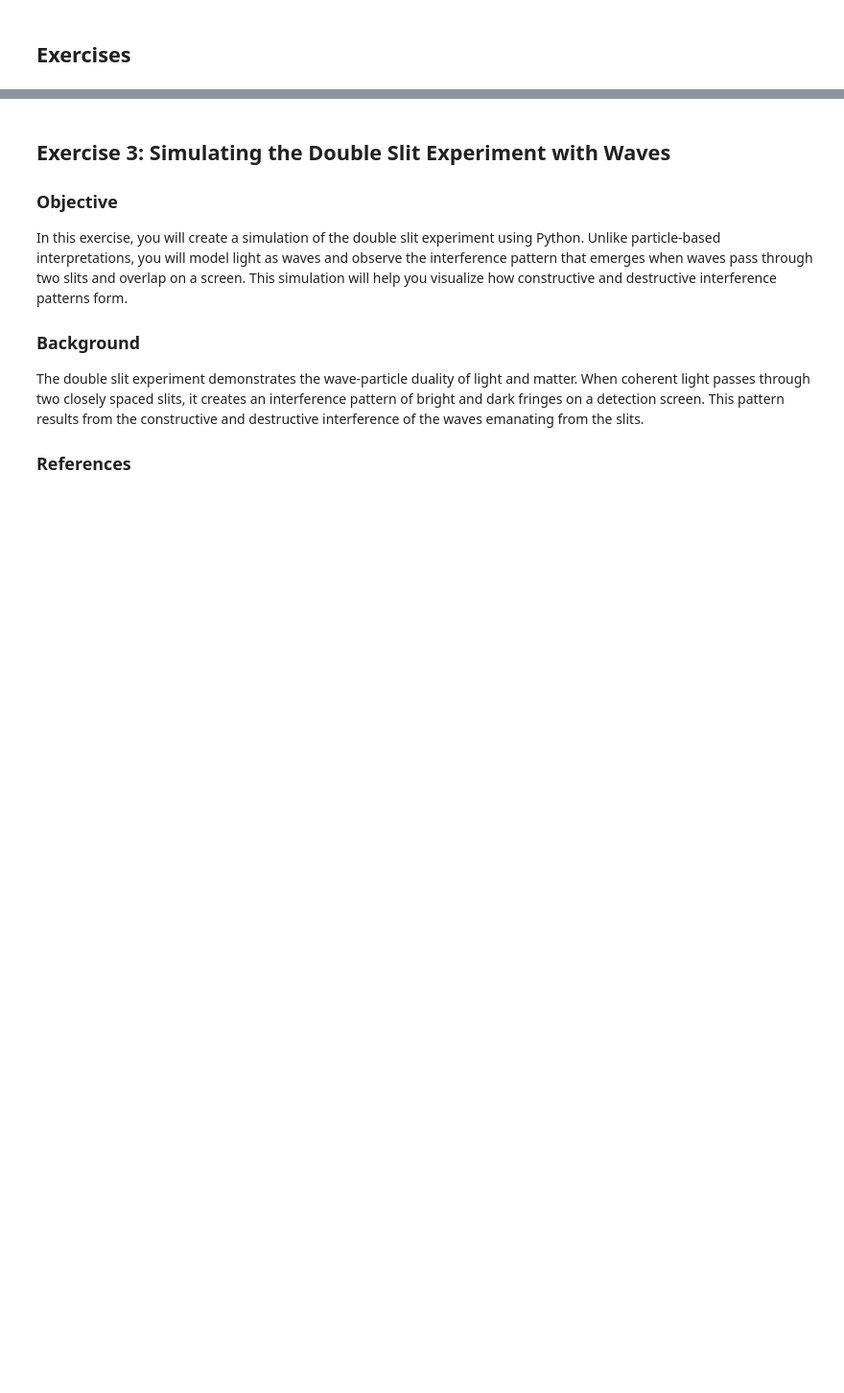
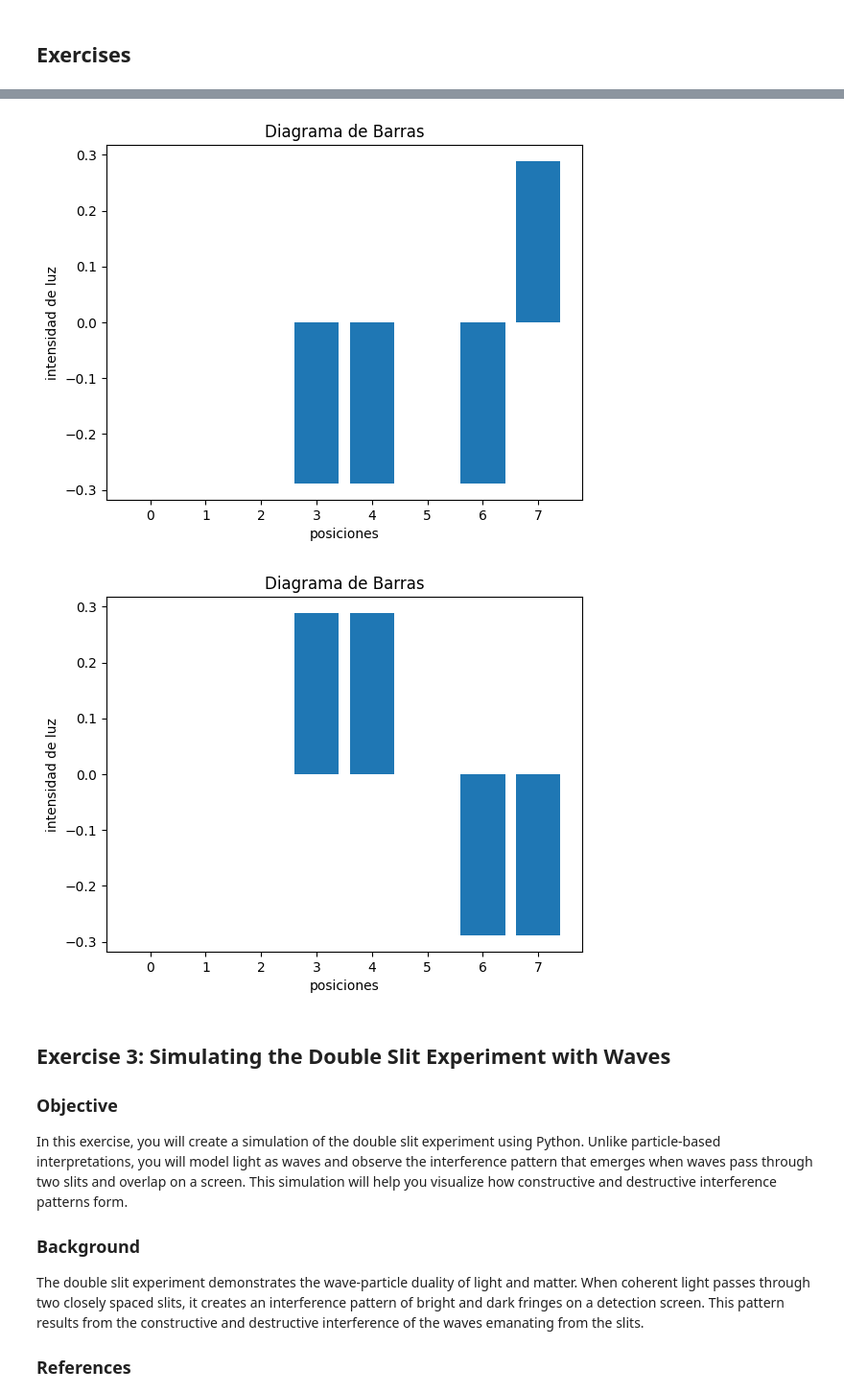
Before and after one commit to miguelvanegas-c/talleres, a Jupyter notebook: ClasicToQuantum/TallerClasicToQuantum.ipynb, the cells around one changed output, grey strips where cells are left out. Shown at 96% size. Saved outputs shown, nothing was run; the diff lists cells and outputs as text; code cells hidden in the pictures; blank space fills up the shorter version.

```diff
--- a/ClasicToQuantum/TallerClasicToQuantum.ipynb
+++ b/ClasicToQuantum/TallerClasicToQuantum.ipynb
@@ -100,3 +162,79 @@ ModuleNotFoundError: No module named 'numpy'
 
 
 ![Probabilistic Double slit.](images/QuantumSystem.png)
+# %%
+import numpy as np
+import matplotlib.pyplot as plt
+#segundo punto, modelo de comportamiento cuantico del experimento de la doble rendija.
+#primero se muestra la matriz que representa el modelo cuantico de la doble rendija.
+#Algunos valores para reducir la complejidad de su representacion, se le asignaran a algunas variables.
+a = 1/(2**(1/2))
+b = (-1+1j/(6**(1/2)))
+c = (-1-1j/(6**(1/2)))
+d = (1-1j/(6**(1/2)))
+M = [
+    [0,0,0,0,0,0,0,0],
+    [a,0,0,0,0,0,0,0],
+    [a,0,0,0,0,0,0,0],
+    [0,b,0,1,0,0,0,0],
+    [0,c,0,0,1,0,0,0],
+    [0,d,b,0,0,1,0,0],
+    [0,0,c,0,0,0,1,0],
+    [0,0,d,0,0,0,0,1]
+    ]
+print("Matriz del modelo cuantico del experimento de la doble rendija\n", M)
+
+X = np.array([[1], [0], [0], [0], [0], [0],[0],[0]])
+print("El estado inicial del experimento, que indica la entrada de un foton.\n", X)
+
+
+#Se hace la multiplicacion de la matriz con el vector del primer estado, para encontrar el siguiente estado del modelo
+
+X2 = np.dot(M, X)
+
+print("El segundo estado del experimento es el siguiente.\n", X2)
+
+#Se hace la multiplicacion de la matriz con el vector del segundo estado, para encontrar el siguiente estado del modelo.
+
+X3 = np.dot(M,X2)
+
+print("El tercer estado del experimento es el siguiente.\n", X3)
+
+X4 = np.dot(M,X3)
+
+print("El cuarto estado es el siguiente. \n", X4)
+print("De aqui en adelante los estados se mantendran iguales.")
+print("Para entender de mejor forma el modelo se hara una representacion en un diagrama de barras, donde cada barra representara las intensidad de la luz en cada punto")
+print("Debido a que se esta trabajando con numeros complejos en este caso se separaron los valores reales con los imaginarios,")
+print("el resultado seran dos graficas")
+X4 = [0, 0, 0,(-1+1j)/(12**(1/2)), (-1+1j)/(12**(1/2)), 0, (-1-1j)/(12**(1/2)), (1-1j)/(12**(1/2))]
+# Datos para las barras
+labels = ['0', '1', '2', '3', '4', '5', '6', '7']
+values = [z.real for z in X4]
+
+# Crear el gráfico de barras
+plt.bar(labels, values)
+
+# Añadir etiquetas y título
+plt.xlabel('posiciones')
+plt.ylabel('intensidad de luz reales')
+plt.title('Diagrama de Barras')
+
+# Mostrar el gráfico
+plt.show()
+
+# Datos para las barras
+labels = ['0', '1', '2', '3', '4', '5', '6', '7']
+values = [z.imag for z in X4]
+
+# Crear el gráfico de barras
+plt.bar(labels, values)
+
+# Añadir etiquetas y título
+plt.xlabel('posiciones')
+plt.ylabel('intensidad de luz imaginarios')
+plt.title('Diagrama de Barras')
+
+# Mostrar el gráfico
+plt.show()
+# %% [output]
@@ -103,3 +258,5 @@ ModuleNotFoundError: No module named 'numpy'
+[figure, added]
+[figure, added]
 # %% [markdown]
 ## Exercise 3: Simulating the Double Slit Experiment with Waves
 
```
Also changed, not shown: parts of 6 cells of this notebook.
